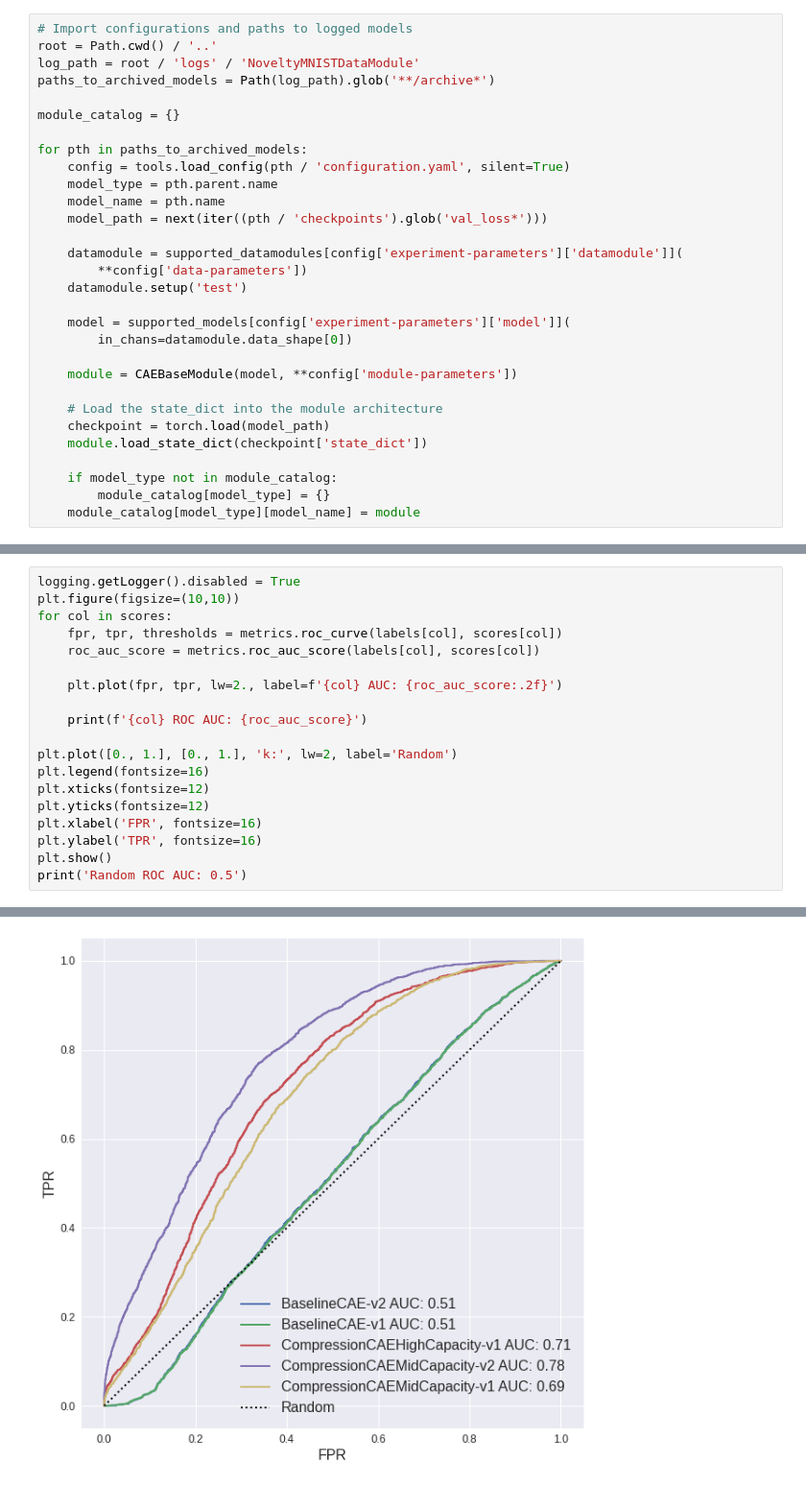
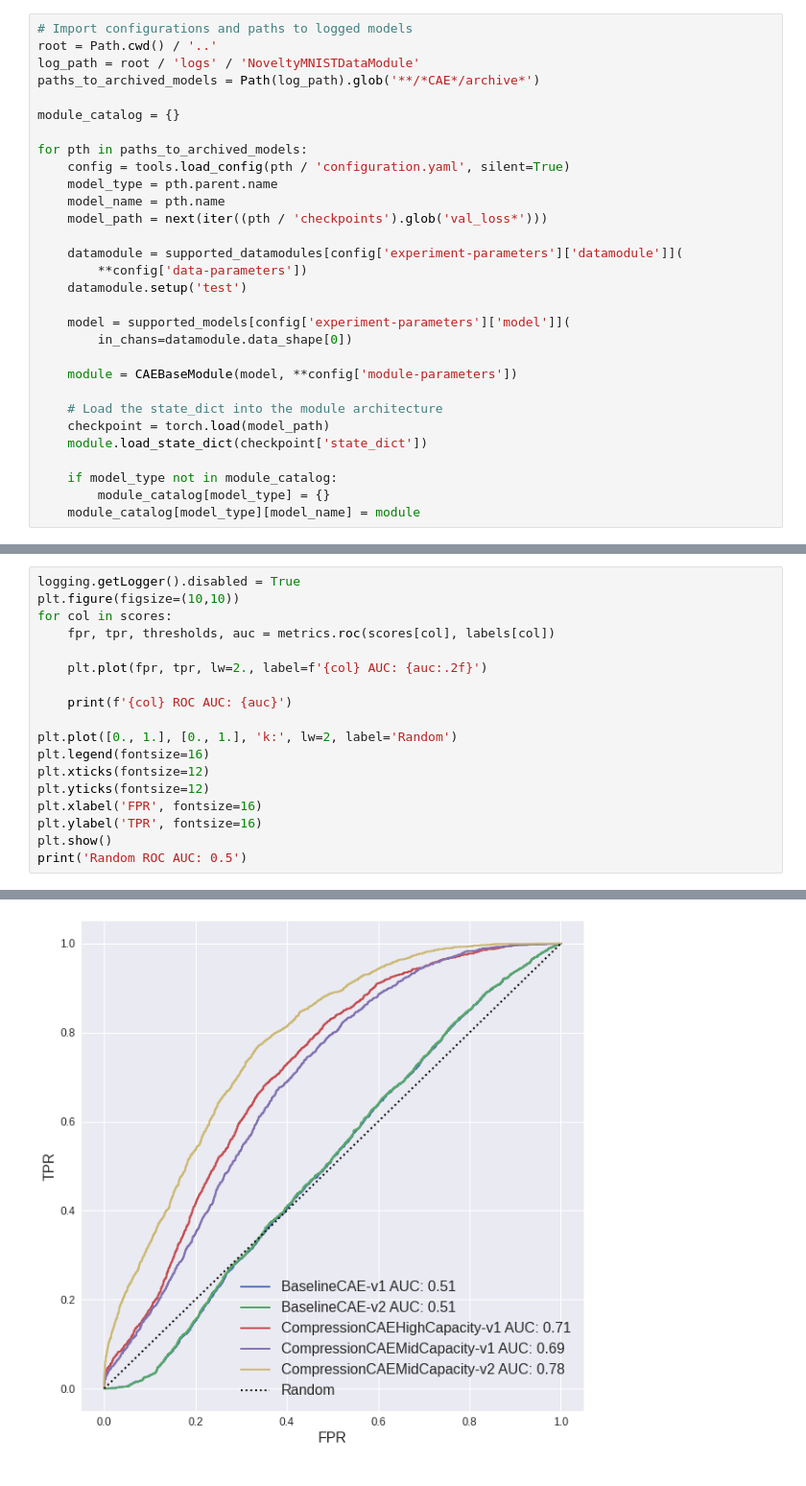
Before and after one commit to bstefa/novelty-detection, a Jupyter notebook: experiments/novelty_mnist_cae_benchmarking.ipynb, the cells around one changed output, grey strips where cells are left out. Shown at 96% size. Drawn from its saved outputs; the diff is of its cells as text.

Commit message:
Simplify PCA models to sklearn abstraction, standardize novelty mnist benchmark experiments

```diff
--- a/experiments/novelty_mnist_cae_benchmarking.ipynb
+++ b/experiments/novelty_mnist_cae_benchmarking.ipynb
@@ -17,7 +17,7 @@ print(Path.cwd())
 # Import configurations and paths to logged models
 root = Path.cwd() / '..'
 log_path = root / 'logs' / 'NoveltyMNISTDataModule'
-paths_to_archived_models = Path(log_path).glob('**/archive*')
+paths_to_archived_models = Path(log_path).glob('**/*CAE*/archive*')
 
 module_catalog = {}
 
@@ -90,12 +89,11 @@ plt.style.use('seaborn')
 logging.getLogger().disabled = True
 plt.figure(figsize=(10,10))
 for col in scores:
-    fpr, tpr, thresholds = metrics.roc_curve(labels[col], scores[col])
-    roc_auc_score = metrics.roc_auc_score(labels[col], scores[col])
+    fpr, tpr, thresholds, auc = metrics.roc(scores[col], labels[col])
 
-    plt.plot(fpr, tpr, lw=2., label=f'{col} AUC: {roc_auc_score:.2f}')
+    plt.plot(fpr, tpr, lw=2., label=f'{col} AUC: {auc:.2f}')
 
-    print(f'{col} ROC AUC: {roc_auc_score}')
+    print(f'{col} ROC AUC: {auc}')
 
 plt.plot([0., 1.], [0., 1.], 'k:', lw=2, label='Random')
 plt.legend(fontsize=16)
@@ -114,3 +112,3 @@ CompressionCAEMidCapacity-v1 ROC AUC: 0.6883745440907975
-[figure, old version]
+[figure, new version]
 Random ROC AUC: 0.5
 # %%
```
Also changed, not shown: parts of 6 cells of this notebook, 9 other files.
